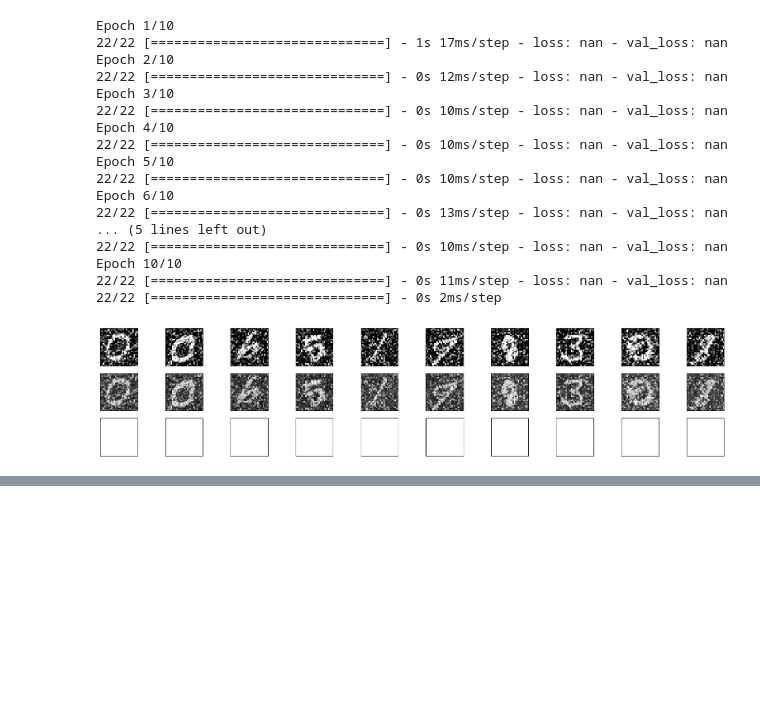
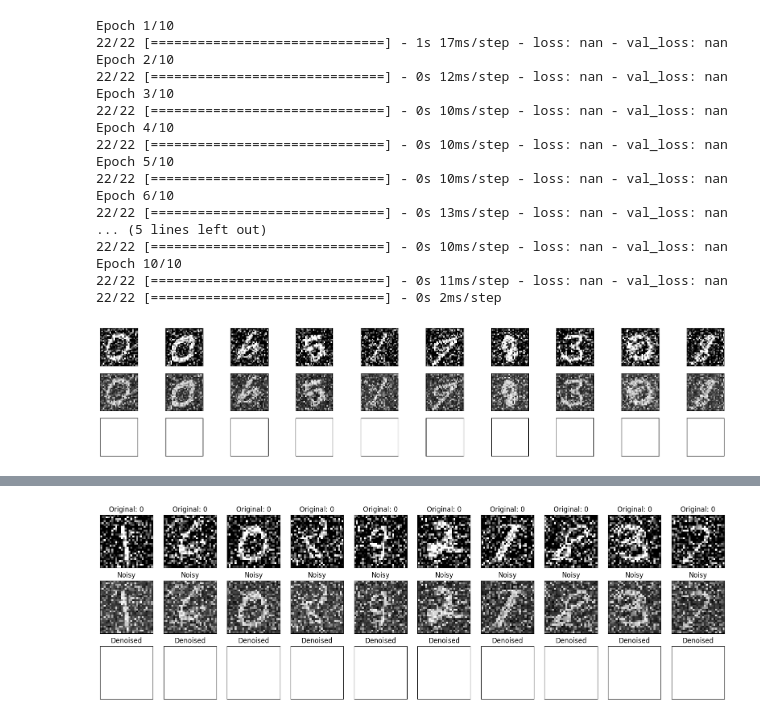
Before and after one commit to smashcoder/DeepLearningSppu, a Jupyter notebook: PS12_DENOSING_AUTO_ENCODER.ipynb, the cells around one changed output, grey strips where cells are left out. Cells and saved outputs as stored; diff of their text form; code cells hidden in the pictures; blank space fills up the shorter version.

```diff
--- a/PS12_DENOSING_AUTO_ENCODER.ipynb
+++ b/PS12_DENOSING_AUTO_ENCODER.ipynb
@@ -102,3 +102,91 @@ Epoch 10/10
 22/22 [==============================] - 0s 11ms/step - loss: nan - val_loss: nan
 22/22 [==============================] - 0s 2ms/step
 [figure]
+# %%
+import numpy as np
+import pandas as pd
+from sklearn.model_selection import train_test_split
+import tensorflow as tf
+from tensorflow.keras import layers, models
+import matplotlib.pyplot as plt
+
+# Load the MNIST dataset
+mnist_data = pd.read_csv('/content/mnist_784_csv.csv')  # Replace with the actual path
+
+# Extract features (pixels) and labels
+X = mnist_data.iloc[:, 1:].values / 255.0  # Normalize pixel values
+y = mnist_data.iloc[:, 0].values
+
+# Add random noise to the images
+noise_factor = 0.5
+X_noisy = X + noise_factor * np.random.normal(loc=0.0, scale=1.0, size=X.shape)
+
+# Clip the values to be within the range [0, 1]
+X_noisy = np.clip(X_noisy, 0., 1.)
+
+# Split the data into training and testing sets
+X_train, X_test, y_train, y_test = train_test_split(X_noisy, y, test_size=0.2, random_state=42)
+
+# Build an autoencoder for image denoising
+input_dim = X_train.shape[1]
+latent_dim = 32
+
+# Encoder
+encoder = models.Sequential([
+    layers.Input(shape=(input_dim,)),
+    layers.Dense(128, activation='relu'),
+    layers.Dense(latent_dim, activation='relu')
+])
+
+# Decoder
+decoder = models.Sequential([
+    layers.Input(shape=(latent_dim,)),
+    layers.Dense(128, activation='relu'),
+    layers.Dense(input_dim, activation='sigmoid')
+])
+
+# Autoencoder (combining encoder and decoder)
+autoencoder = models.Sequential([
+    layers.Input(shape=(input_dim,)),
+    encoder,
+    decoder
+])
+
+autoencoder.compile(optimizer='adam', loss='mean_squared_error')
+
+# Train the autoencoder on noisy images
+autoencoder.fit(X_train, X_train, epochs=10, batch_size=128, shuffle=True, validation_data=(X_test, X_test))
+
+# Use the trained autoencoder to denoise test images
+denoised_images = autoencoder.predict(X_test)
+
+# Visualize original, noisy, and denoised images with labels
+n = 10  # Number of images to display
+plt.figure(figsize=(20, 6))
+for i in range(n):
+    # Display original images
+    ax = plt.subplot(3, n, i + 1)
+    plt.imshow(X_test[i].reshape(28, 28))
+    plt.title(f"Original: {y_test[i]}")
+    plt.gray()
+    ax.get_xaxis().set_visible(False)
+    ax.get_yaxis().set_visible(False)
+
+    # Display noisy images
+    ax = plt.subplot(3, n, i + 1 + n)
+    plt.imshow(X_test[i].reshape(28, 28) + np.random.normal(0, 0.1, (28, 28)))
+    plt.title("Noisy")
+    plt.gray()
+    ax.get_xaxis().set_visible(False)
+    ax.get_yaxis().set_visible(False)
+
+    # Display denoised images
+    ax = plt.subplot(3, n, i + 1 + 2 * n)
+    plt.imshow(denoised_images[i].reshape(28, 28))
+    plt.title("Denoised")
+    plt.gray()
+    ax.get_xaxis().set_visible(False)
+    ax.get_yaxis().set_visible(False)
+
+plt.show()
+# %% [output]
@@ -104,0 +210 @@ Epoch 10/10
+[figure, added]
```
Also changed, not shown: parts of 1 cell of this notebook.
